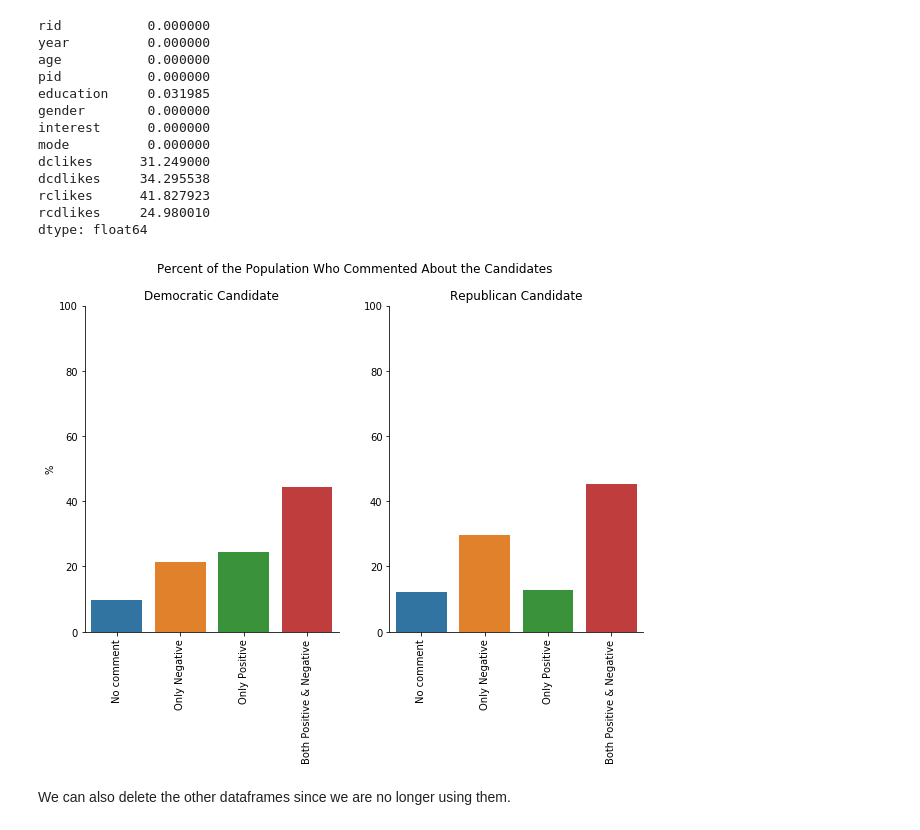
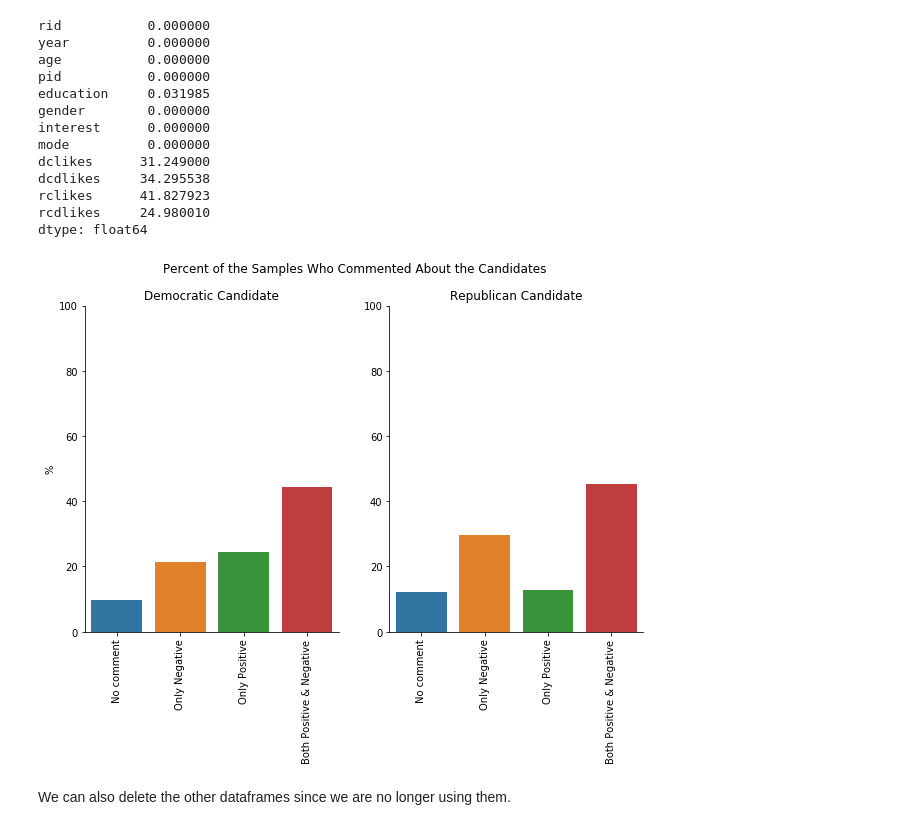
Before and after one commit to mattchildersphd/Thinkful-Final-Capstone, a Jupyter notebook: final_capstone_project.ipynb, the cells around one changed output. Saved outputs shown, nothing was run; the diff lists cells and outputs as text; code cells hidden in the pictures.

```diff
--- a/final_capstone_project.ipynb
+++ b/final_capstone_project.ipynb
@@ -694,34 +694,34 @@ anes_nlp.loc[(anes_nlp['rclikes'].isnull()) & (anes_nlp['rcdlikes'].isnull()), '
 # %%
 plt.figure(figsize = (10, 6))
 
-plt.suptitle('Percent of the Population Who Commented About the Candidates')
+plt.suptitle('Percent of the Samples Who Commented About the Candidates')
 
 
 plt.subplot(1, 2, 1)
 sns.barplot(x = 'dcambivalence', y = 'dcambivalence', data = anes_nlp,
             estimator = lambda x: len(x) / len(anes_nlp) * 100)
 plt.ylim(0,100)
 plt.ylabel('%')
 plt.xticks(np.arange(4), ('No comment', 'Only Negative', 'Only Positive', 'Both Positive & Negative'),
           rotation = 90)
 plt.xlabel('')
 plt.title('Democratic Candidate')
 sns.despine()
 
 plt.subplot(1, 2, 2)
 sns.barplot(x = 'rcambivalence', y = 'rcambivalence', data = anes_nlp,
             estimator = lambda x: len(x) / len(anes_nlp) * 100)
 plt.ylim(0,100)
 plt.ylabel('')
 plt.xticks(np.arange(4), ('No comment', 'Only Negative', 'Only Positive', 'Both Positive & Negative'),
           rotation = 90)
 plt.xlabel('')
 plt.title('Republican Candidate')
 sns.despine()
 
 plt.show()
 # %% [output]
-[figure, old version]
+[figure, new version]
 # %% [markdown]
 We can also delete the other dataframes since we are no longer using them.
 # %%
```
Also changed, not shown: parts of 29 cells of this notebook.
